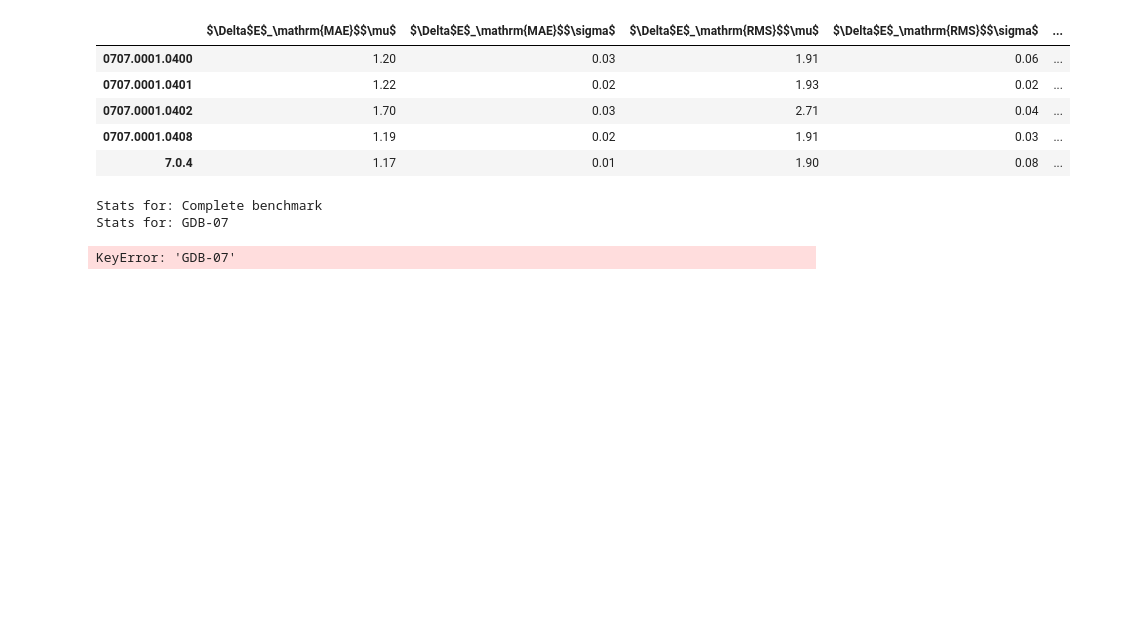
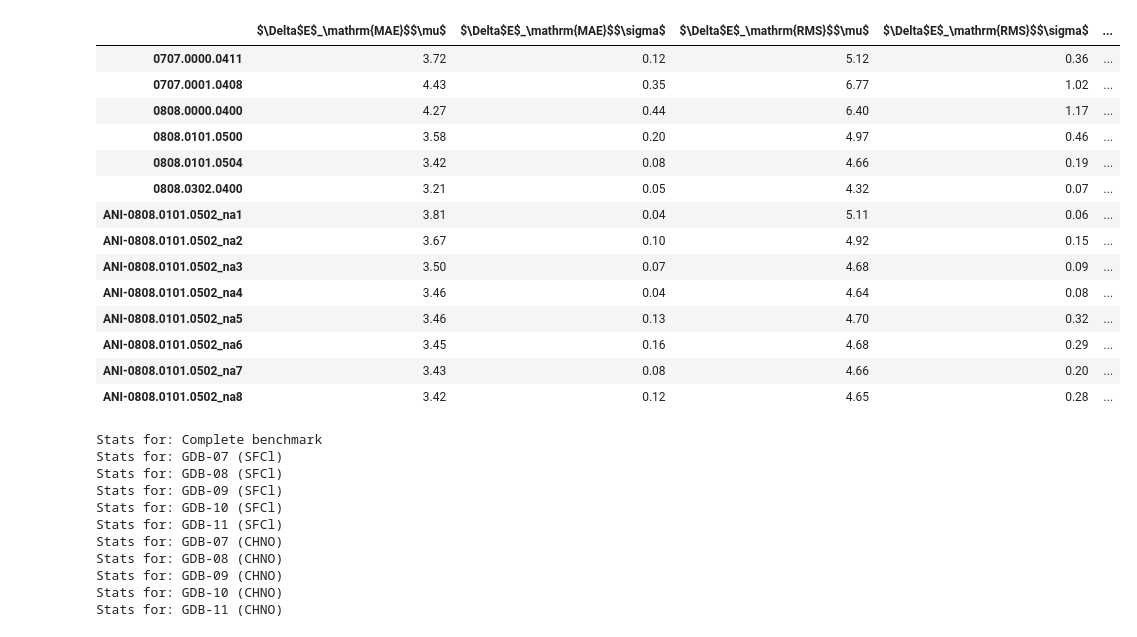
Before and after one commit to Jussmith01/ANI-Tools, a Jupyter notebook: notebooks/evaluate_tsdata.ipynb, the cells around one changed output. Drawn from its saved outputs; the diff is of its cells as text; code cells hidden in the pictures; blank space fills up the shorter version.

```diff
--- a/notebooks/evaluate_tsdata.ipynb
+++ b/notebooks/evaluate_tsdata.ipynb
@@ -12,7 +15,13 @@ pd.options.display.float_format = '{:.2f}'.format
 #xls_store = "/home/jujuman/Dropbox/ANAKIN-ME-RESEARCH/PUBLICATION-ActiveLearning/tables/AllTests_results_mean.xlsx"
 #tex_store = "/home/jujuman/Research/DataReductionMethods/train_test/tables/AllTests_results.tex"
 
-errdir = '/home/jujuman/Research/DataReductionMethods/al_working_network/error_compare/'
+#errdir = '/home/jujuman/Research/DataReductionMethods/model6r/error_compare/emax_compare/'
+#tex_store = "/home/jujuman/Dropbox/ANAKIN-ME-RESEARCH/PUBLICATION-ActiveLearning/tables/Emax_results_mean.tex"
+#xls_store = "/home/jujuman/Dropbox/ANAKIN-ME-RESEARCH/PUBLICATION-ActiveLearning/tables/Emax_results_mean.xlsx"
+
+#errdir = '/home/jujuman/Research/DataReductionMethods/al_working_network/error_compare/'
+
+errdir = '/home/jujuman/Research/DataReductionMethods/train_test/error_compare/'
 tex_store = "/home/jujuman/Research/DataReductionMethods/al_working_network/tables/AllTests_results_mean.tex"
 xls_store = "/home/jujuman/Research/DataReductionMethods/al_working_network/tables/AllTests_results_mean.xlsx"
 
@@ -26,11 +35,18 @@ xls_store = "/home/jujuman/Research/DataReductionMethods/al_working_network/tabl
 #         ]
 
 efiles = [errdir+f for f in os.listdir(errdir)]
-tsname = ['GDB-07',
-          'GDB-08',
-          'GDB-09',
-          'GDB-10',
+tsname = ['GDB-07 (SFCl)',
+          'GDB-08 (SFCl)',
+          'GDB-09 (SFCl)',
+          'GDB-10 (SFCl)',
+          'GDB-11 (SFCl)',
+          'GDB-07 (CHNO)',
+          'GDB-08 (CHNO)',
+          'GDB-09 (CHNO)',
+          'GDB-10 (CHNO)',
+          'GDB-11 (CHNO)',
          ]
+
 for i in efiles:
     print(i)
 # %% [output]
@@ -103,12 +110,21 @@ eed.get_ntwrk_error_table('7.0.4')
 # %%
-eed.get_error_table('GDB-07 (CHNO)')
+eed.get_error_table(tskey='GDB-11 (CHNO)')
 # %% [output]
 |  | $\Delta$E$_\mathrm{MAE}$$\mu$ | $\Delta$E$_\mathrm{MAE}$$\sigma$ | $\Delta$E$_\mathrm{RMS}$$\mu$ | $\Delta$E$_\mathrm{RMS}$$\sigma$ | ... |
-| 0707.0001.0400 | 1.20 | 0.03 | 1.91 | 0.06 | ... |
-| 0707.0001.0401 | 1.22 | 0.02 | 1.93 | 0.02 | ... |
-| 0707.0001.0402 | 1.70 | 0.03 | 2.71 | 0.04 | ... |
-| 0707.0001.0408 | 1.19 | 0.02 | 1.91 | 0.03 | ... |
-| 7.0.4 | 1.17 | 0.01 | 1.90 | 0.08 | ... |
+| 0707.0000.0411 | 3.72 | 0.12 | 5.12 | 0.36 | ... |
+| 0707.0001.0408 | 4.43 | 0.35 | 6.77 | 1.02 | ... |
+| 0808.0000.0400 | 4.27 | 0.44 | 6.40 | 1.17 | ... |
+| 0808.0101.0500 | 3.58 | 0.20 | 4.97 | 0.46 | ... |
+| 0808.0101.0504 | 3.42 | 0.08 | 4.66 | 0.19 | ... |
+| 0808.0302.0400 | 3.21 | 0.05 | 4.32 | 0.07 | ... |
+| ANI-0808.0101.0502_na1 | 3.81 | 0.04 | 5.11 | 0.06 | ... |
+| ANI-0808.0101.0502_na2 | 3.67 | 0.10 | 4.92 | 0.15 | ... |
+| ANI-0808.0101.0502_na3 | 3.50 | 0.07 | 4.68 | 0.09 | ... |
+| ANI-0808.0101.0502_na4 | 3.46 | 0.04 | 4.64 | 0.08 | ... |
+| ANI-0808.0101.0502_na5 | 3.46 | 0.13 | 4.70 | 0.32 | ... |
+| ANI-0808.0101.0502_na6 | 3.45 | 0.16 | 4.68 | 0.29 | ... |
+| ANI-0808.0101.0502_na7 | 3.43 | 0.08 | 4.66 | 0.20 | ... |
+| ANI-0808.0101.0502_na8 | 3.42 | 0.12 | 4.65 | 0.28 | ... |
 # %%
 # Create a Pandas Excel writer using XlsxWriter as the engine.
 writer = pd.ExcelWriter(xls_store, engine='xlsxwriter')
@@ -130,6 +146,11 @@ with open(tex_store, "w") as text_file:
     # Convert the dataframe to an XlsxWriter Excel object.
     etab.to_excel(writer, sheet_name="Complete Benchmark")
 
+    paetab = eed.get_totalerrorperatom_table()
+    text_file.write(begtab+r'\caption{Data set: Complete benchmark per atom}'+'\n'+paetab.to_latex(escape=False)+endtab)
+    paetab.to_excel(writer, sheet_name="Complete Benchmark per atom")
+
+
     for k in tsname:
         print('Stats for:',k)
         etab = eed.get_error_table(k)
@@ -143,6 +164,14 @@ styles[0]
 writer.save()
 # %% [output]
 Stats for: Complete benchmark
-Stats for: GDB-07
+Stats for: GDB-07 (SFCl)
+Stats for: GDB-08 (SFCl)
+Stats for: GDB-09 (SFCl)
+Stats for: GDB-10 (SFCl)
+Stats for: GDB-11 (SFCl)
+Stats for: GDB-07 (CHNO)
+Stats for: GDB-08 (CHNO)
+Stats for: GDB-09 (CHNO)
+Stats for: GDB-10 (CHNO)
+Stats for: GDB-11 (CHNO)
-KeyError: 'GDB-07'
 # %%
```
Also changed, not shown: parts of 18 cells of this notebook, 12 other files.
